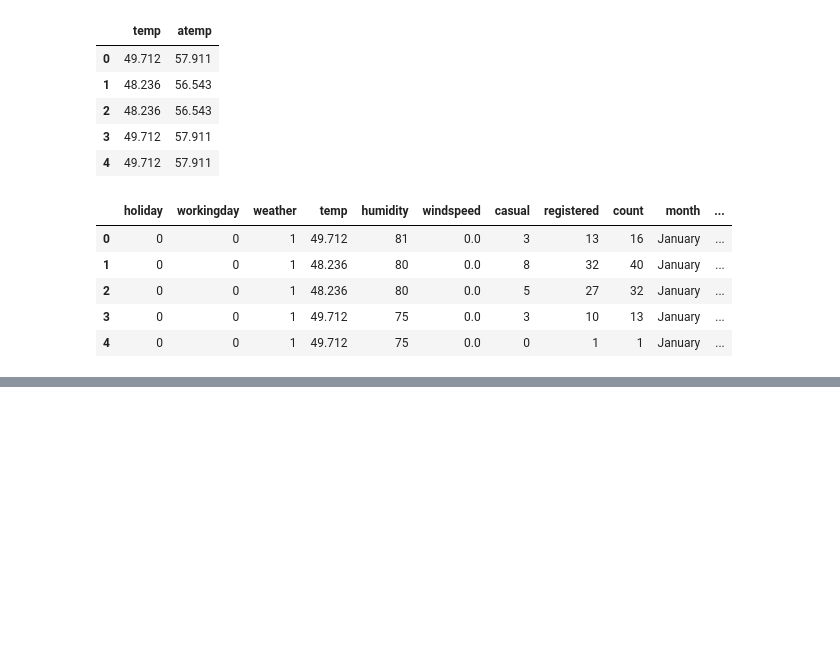
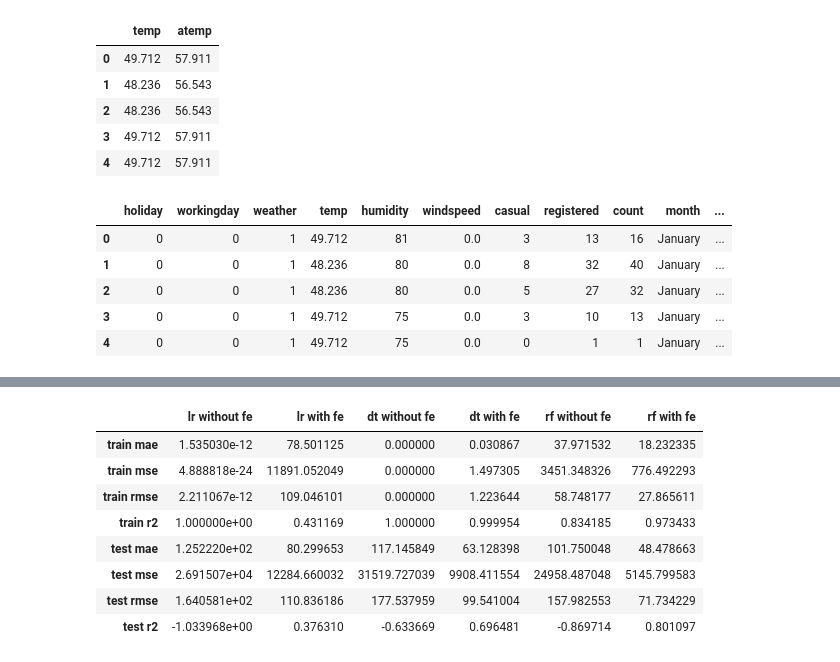
Before and after one commit to mvince33/Coding-Dojo, a Jupyter notebook: week10/feature_engineering_exercise.ipynb, the cells around one changed output, grey strips where cells are left out. Drawn from its saved outputs; the diff is of its cells as text; code cells hidden in the pictures; blank space fills up the shorter version.

```diff
--- a/week10/feature_engineering_exercise.ipynb
+++ b/week10/feature_engineering_exercise.ipynb
@@ -123,0 +337,4 @@ fe_df.head()
+# %%
+%%time
+# Train the decision tree on the data with feature engineering
+dt_pipe.fit(X_train_fe, y_train)
@@ -123,0 +387,7 @@ fe_df.head()
+# %%
+# Construct a random forest model
+rf_pipe = make_pipeline(col_transformer, RandomForestRegressor())
+# %%
+%%time
+# Fit the random forest on the data without feature engineering
+rf_pipe.fit(X_train, y_train)
@@ -123,0 +438,4 @@ fe_df.head()
+# %%
+%%time
+# Fit the random forest on the data with feature engineering
+rf_pipe.fit(X_train_fe, y_train)
@@ -123,0 +455,31 @@ fe_df.head()
+# %%
+# Evaluate the random forest with feature engineering
+train_preds = rf_pipe.predict(X_train_fe)
+test_preds = rf_pipe.predict(X_test_fe)
+train_mae = mean_absolute_error(train_preds, y_train)
+train_mse = mean_squared_error(train_preds, y_train)
+train_rmse = np.sqrt(train_mse)
+train_r2 = r2_score(train_preds, y_train)
+test_mae = mean_absolute_error(test_preds, y_test)
+test_mse = mean_squared_error(test_preds, y_test)
+test_rmse = np.sqrt(test_mse)
+test_r2 = r2_score(test_preds, y_test)
+scores['rf with fe'] = [train_mae,
+                        train_mse,
+                        train_rmse,
+                        train_r2,
+                        test_mae,
+                        test_mse,
+                        test_rmse,
+                        test_r2]
+scores
+# %% [output]
+|  | lr without fe | lr with fe | dt without fe | dt with fe | rf without fe | rf with fe |
+| train mae | 1.535030e-12 | 78.501125 | 0.000000 | 0.030867 | 37.971532 | 18.232335 |
+| train mse | 4.888818e-24 | 11891.052049 | 0.000000 | 1.497305 | 3451.348326 | 776.492293 |
+| train rmse | 2.211067e-12 | 109.046101 | 0.000000 | 1.223644 | 58.748177 | 27.865611 |
+| train r2 | 1.000000e+00 | 0.431169 | 1.000000 | 0.999954 | 0.834185 | 0.973433 |
+| test mae | 1.252220e+02 | 80.299653 | 117.145849 | 63.128398 | 101.750048 | 48.478663 |
+| test mse | 2.691507e+04 | 12284.660032 | 31519.727039 | 9908.411554 | 24958.487048 | 5145.799583 |
+| test rmse | 1.640581e+02 | 110.836186 | 177.537959 | 99.541004 | 157.982553 | 71.734229 |
+| test r2 | -1.033968e+00 | 0.376310 | -0.633669 | 0.696481 | -0.869714 | 0.801097 |
```
Also changed, not shown: parts of 27 cells of this notebook.
